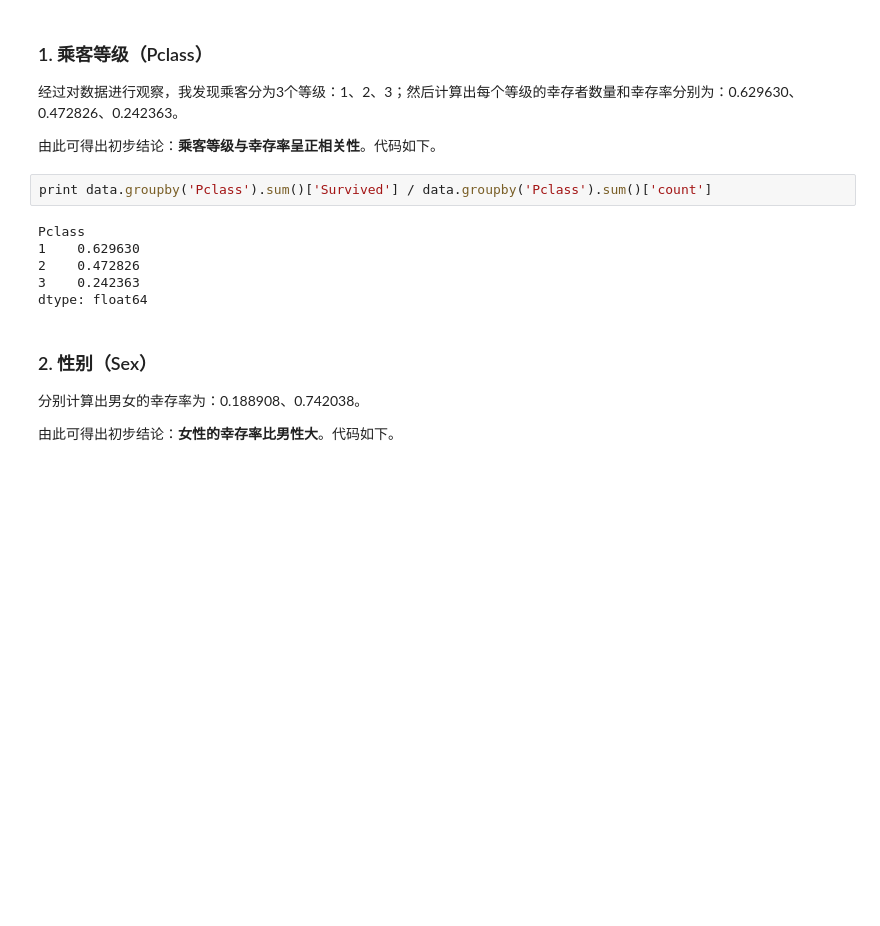
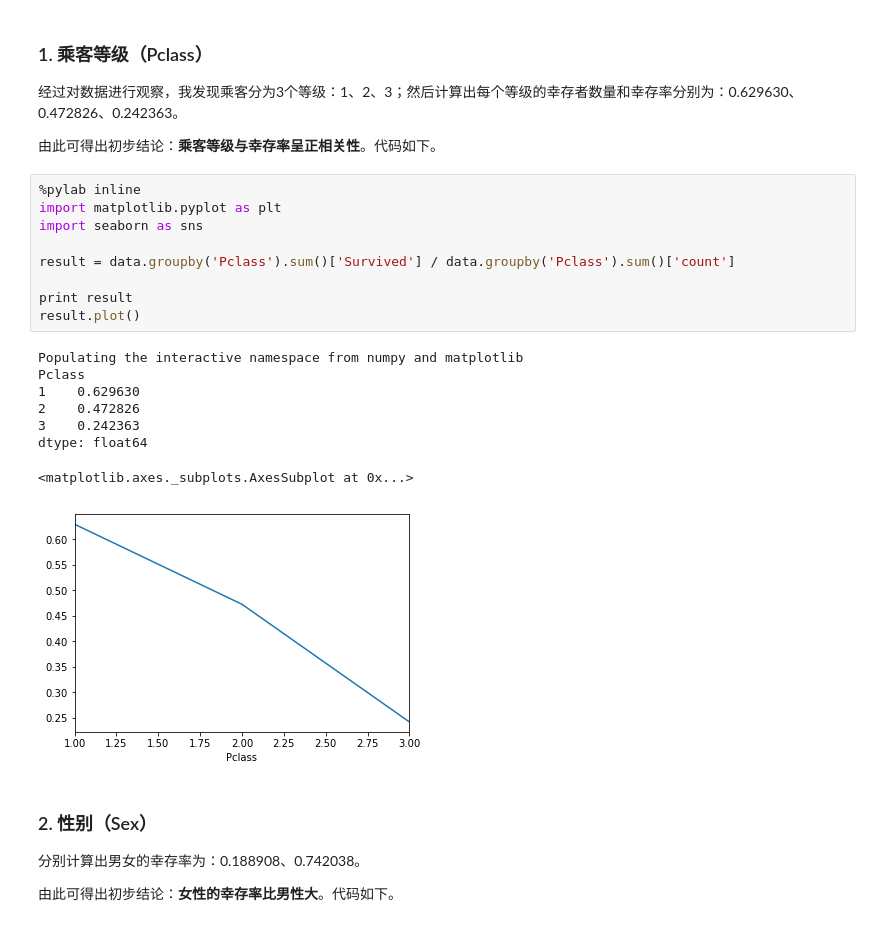
Before and after one commit to dongrenguang/titanic-analysis, a Jupyter notebook: titanic-analysis.ipynb, the cells around one changed output. Drawn from its saved outputs; the diff is of its cells as text; blank space fills up the shorter version.

```diff
--- a/titanic-analysis.ipynb
+++ b/titanic-analysis.ipynb
@@ -31,13 +31,23 @@ print num
 
 由此可得出初步结论：**乘客等级与幸存率呈正相关性**。代码如下。
 # %%
-print data.groupby('Pclass').sum()['Survived'] / data.groupby('Pclass').sum()['count']
+%pylab inline
+import matplotlib.pyplot as plt
+import seaborn as sns
+
+result = data.groupby('Pclass').sum()['Survived'] / data.groupby('Pclass').sum()['count']
+
+print result
+result.plot()
 # %% [output]
+Populating the interactive namespace from numpy and matplotlib
 Pclass
 1    0.629630
 2    0.472826
 3    0.242363
 dtype: float64
+<matplotlib.axes._subplots.AxesSubplot at 0x...>
+[figure, added]
 # %% [markdown]
 ### 2. 性别（Sex）
 
```
Also changed, not shown: parts of 6 cells of this notebook, 2 other files.
